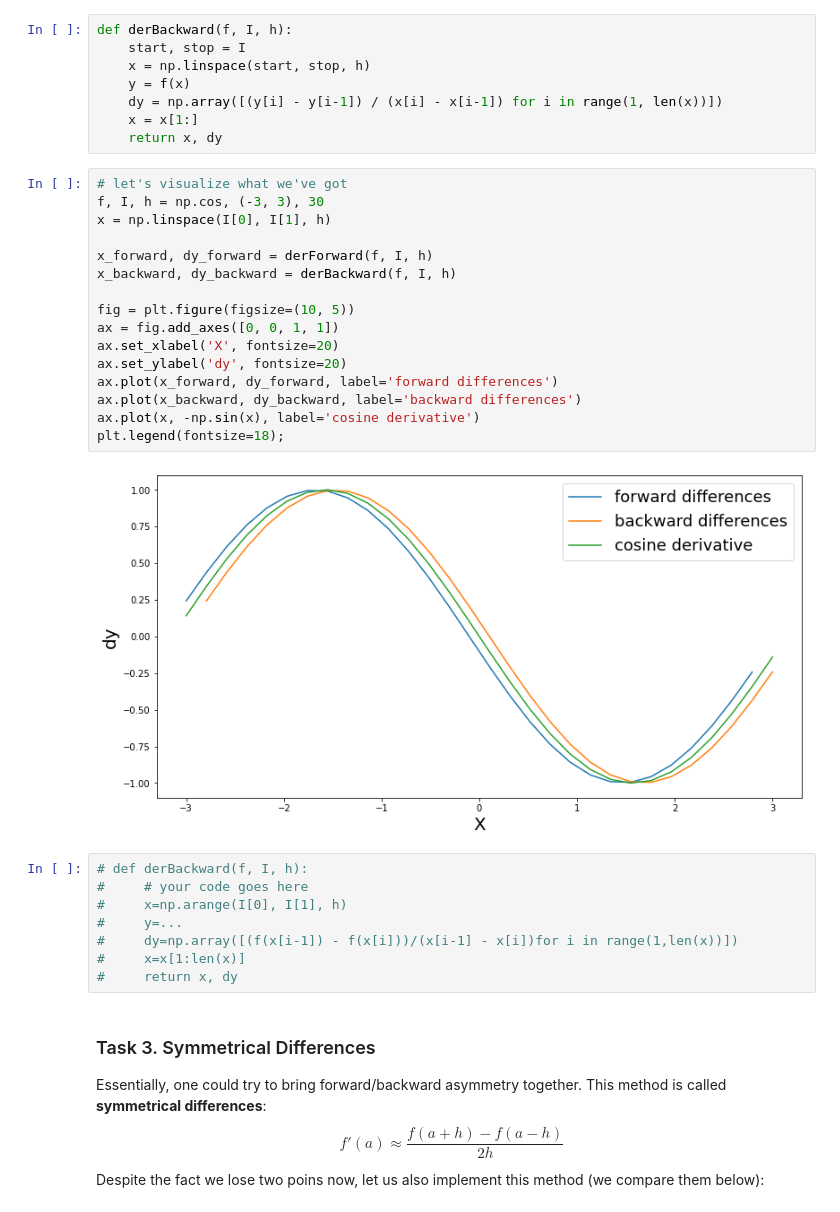
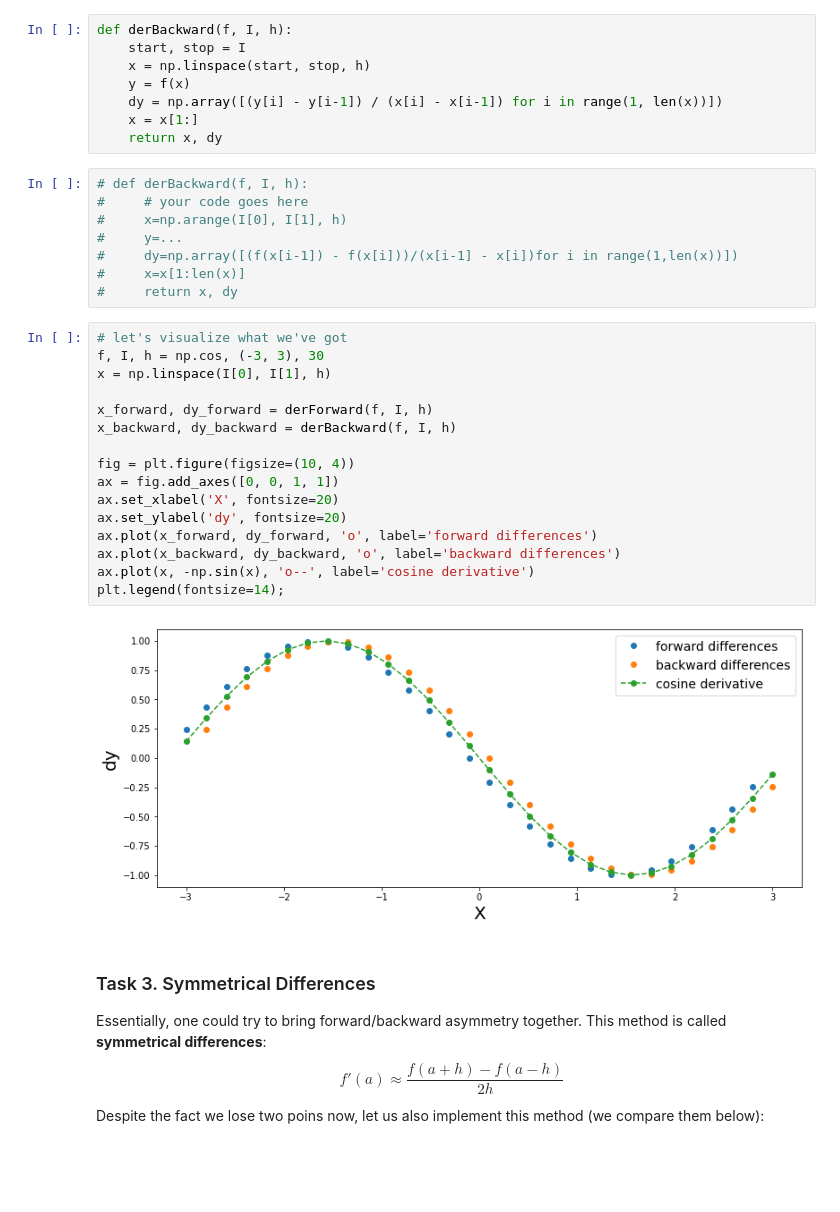
Before and after one commit to perfeus/math-for-ml, a Jupyter notebook: differentiation.ipynb, the cells around one changed output. Cells and saved outputs as stored; diff of their text form; blank space fills up the shorter version.

```diff
--- a/differentiation.ipynb
+++ b/differentiation.ipynb
@@ -95,24 +95,6 @@ def derBackward(f, I, h):
     dy = np.array([(y[i] - y[i-1]) / (x[i] - x[i-1]) for i in range(1, len(x))])
     x = x[1:]
     return x, dy
-# %%
-# let's visualize what we've got
-f, I, h = np.cos, (-3, 3), 30
-x = np.linspace(I[0], I[1], h)
-
-x_forward, dy_forward = derForward(f, I, h)
-x_backward, dy_backward = derBackward(f, I, h)
-
-fig = plt.figure(figsize=(10, 5))
-ax = fig.add_axes([0, 0, 1, 1])
-ax.set_xlabel('X', fontsize=20)
-ax.set_ylabel('dy', fontsize=20)
-ax.plot(x_forward, dy_forward, label='forward differences')
-ax.plot(x_backward, dy_backward, label='backward differences')
-ax.plot(x, -np.sin(x), label='cosine derivative')
-plt.legend(fontsize=18);
-# %% [output]
-[figure, removed]
 # %%
 # def derBackward(f, I, h):
 #     # your code goes here
@@ -121,6 +103,24 @@ plt.legend(fontsize=18);
 #     dy=np.array([(f(x[i-1]) - f(x[i]))/(x[i-1] - x[i])for i in range(1,len(x))])
 #     x=x[1:len(x)]
 #     return x, dy
+# %%
+# let's visualize what we've got
+f, I, h = np.cos, (-3, 3), 30
+x = np.linspace(I[0], I[1], h)
+
+x_forward, dy_forward = derForward(f, I, h)
+x_backward, dy_backward = derBackward(f, I, h)
+
+fig = plt.figure(figsize=(10, 4))
+ax = fig.add_axes([0, 0, 1, 1])
+ax.set_xlabel('X', fontsize=20)
+ax.set_ylabel('dy', fontsize=20)
+ax.plot(x_forward, dy_forward, 'o', label='forward differences')
+ax.plot(x_backward, dy_backward, 'o', label='backward differences')
+ax.plot(x, -np.sin(x), 'o--', label='cosine derivative')
+plt.legend(fontsize=14);
+# %% [output]
+[figure, added]
 # %% [markdown]
 ### Task 3. Symmetrical Differences
 
```
Also changed, not shown: parts of 6 cells of this notebook.
